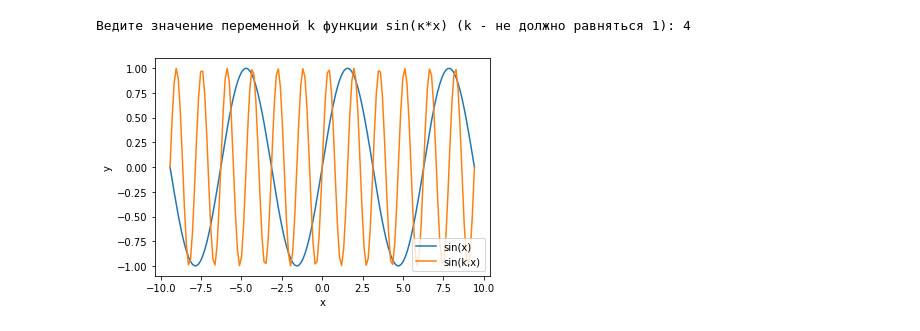
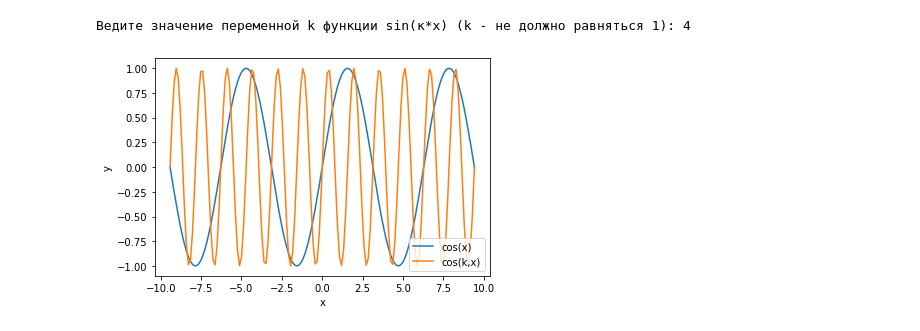
Before and after one commit to Alexv035/mathematics, a Jupyter notebook: Task4 Lesson1.ipynb, the cells around one changed output. Drawn from its saved outputs; the diff is of its cells as text; code cells hidden in the pictures.

```diff
--- a/Task4 Lesson1.ipynb
+++ b/Task4 Lesson1.ipynb
@@ -10,12 +10,12 @@ while k==1:
 Ведите значение переменной k функции sin(к*х) (k - не должно равняться 1): 4
 # %%
 x = np.linspace(-np.pi*3, np.pi*3, 150)
-plt.plot(x, np.sin(x), label = 'sin(x)')
-plt.plot(x, np.sin(k*x), label = 'sin(k,x)')
+plt.plot(x, np.sin(x), label = 'cos(x)')
+plt.plot(x, np.sin(k*x), label = 'cos(k,x)')
 plt.xlabel('x')
 plt.ylabel('y')
 plt.axis('tight')
 plt.legend(loc = 'lower right')
 plt.show()
 # %% [output]
-[figure, old version]
+[figure, new version]
```
Also changed, not shown: 1 other file.
